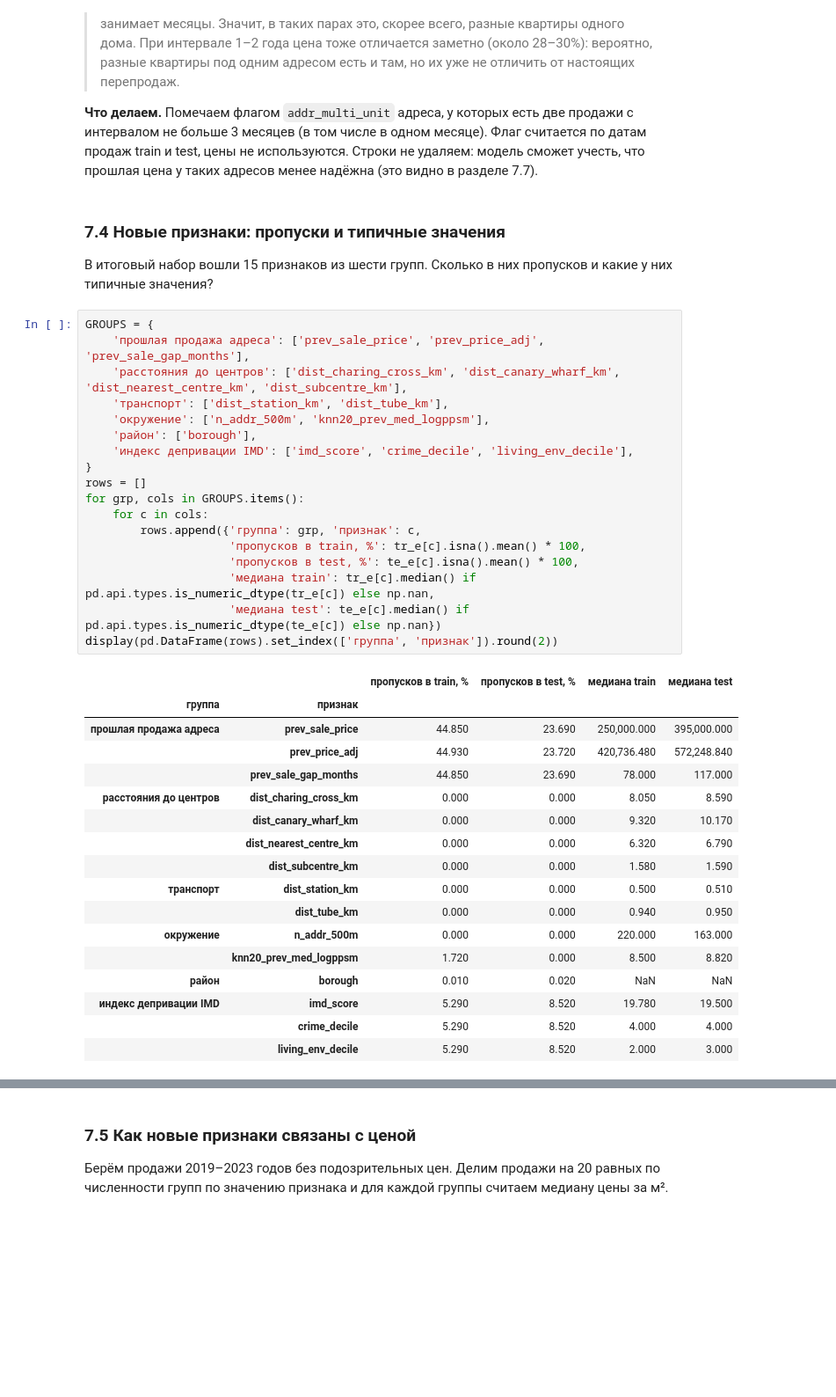
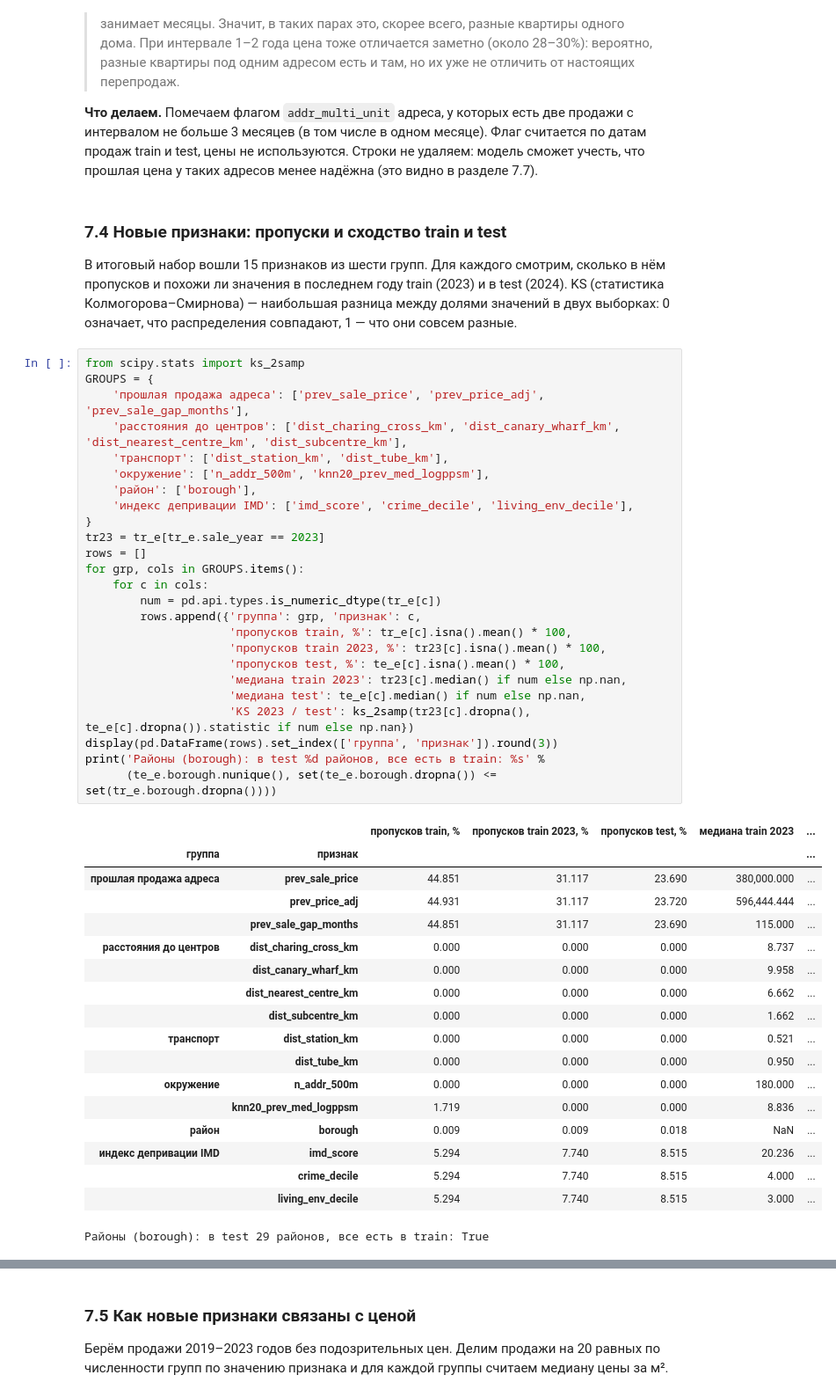
Before and after one commit to NastyaPich/hse-ai-project, a Jupyter notebook: notebooks/EDA.ipynb, the cells around one changed output, grey strips where cells are left out. Shown at 88% size. Drawn from its saved outputs; the diff is of its cells as text; blank space fills up the shorter version.

```diff
--- a/notebooks/EDA.ipynb
+++ b/notebooks/EDA.ipynb
@@ -881,45 +873,53 @@ print('Строк с флагом addr_multi_unit: train %.1f%%, test %.1f%%' %
 
 **Что делаем.** Помечаем флагом `addr_multi_unit` адреса, у которых есть две продажи с интервалом не больше 3 месяцев (в том числе в одном месяце). Флаг считается по датам продаж train и test, цены не используются. Строки не удаляем: модель сможет учесть, что прошлая цена у таких адресов менее надёжна (это видно в разделе 7.7).
 # %% [markdown]
-### 7.4 Новые признаки: пропуски и типичные значения
+### 7.4 Новые признаки: пропуски и сходство train и test
 
-В итоговый набор вошли 15 признаков из шести групп. Сколько в них пропусков и какие у них типичные значения?
+В итоговый набор вошли 15 признаков из шести групп. Для каждого смотрим, сколько в нём пропусков и похожи ли значения в последнем году train (2023) и в test (2024). KS (статистика Колмогорова–Смирнова) — наибольшая разница между долями значений в двух выборках: 0 означает, что распределения совпадают, 1 — что они совсем разные.
 # %%
+from scipy.stats import ks_2samp
 GROUPS = {
     'прошлая продажа адреса': ['prev_sale_price', 'prev_price_adj', 'prev_sale_gap_months'],
     'расстояния до центров': ['dist_charing_cross_km', 'dist_canary_wharf_km', 'dist_nearest_centre_km', 'dist_subcentre_km'],
     'транспорт': ['dist_station_km', 'dist_tube_km'],
     'окружение': ['n_addr_500m', 'knn20_prev_med_logppsm'],
     'район': ['borough'],
     'индекс депривации IMD': ['imd_score', 'crime_decile', 'living_env_decile'],
 }
+tr23 = tr_e[tr_e.sale_year == 2023]
 rows = []
 for grp, cols in GROUPS.items():
     for c in cols:
+        num = pd.api.types.is_numeric_dtype(tr_e[c])
         rows.append({'группа': grp, 'признак': c,
-                     'пропусков в train, %': tr_e[c].isna().mean() * 100,
-                     'пропусков в test, %': te_e[c].isna().mean() * 100,
-                     'медиана train': tr_e[c].median() if pd.api.types.is_numeric_dtype(tr_e[c]) else np.nan,
-                     'медиана test': te_e[c].median() if pd.api.types.is_numeric_dtype(te_e[c]) else np.nan})
-display(pd.DataFrame(rows).set_index(['группа', 'признак']).round(2))
+                     'пропусков train, %': tr_e[c].isna().mean() * 100,
+                     'пропусков train 2023, %': tr23[c].isna().mean() * 100,
+                     'пропусков test, %': te_e[c].isna().mean() * 100,
+                     'медиана train 2023': tr23[c].median() if num else np.nan,
+                     'медиана test': te_e[c].median() if num else np.nan,
+                     'KS 2023 / test': ks_2samp(tr23[c].dropna(), te_e[c].dropna()).statistic if num else np.nan})
+display(pd.DataFrame(rows).set_index(['группа', 'признак']).round(3))
+print('Районы (borough): в test %d районов, все есть в train: %s' %
+      (te_e.borough.nunique(), set(te_e.borough.dropna()) <= set(tr_e.borough.dropna())))
 # %% [output]
-|  |  | пропусков в train, % | пропусков в test, % | медиана train | медиана test |
-| группа | признак |  |  |  |  |
-| прошлая продажа адреса | prev_sale_price | 44.850 | 23.690 | 250,000.000 | 395,000.000 |
-|  | prev_price_adj | 44.930 | 23.720 | 420,736.480 | 572,248.840 |
-|  | prev_sale_gap_months | 44.850 | 23.690 | 78.000 | 117.000 |
-| расстояния до центров | dist_charing_cross_km | 0.000 | 0.000 | 8.050 | 8.590 |
-|  | dist_canary_wharf_km | 0.000 | 0.000 | 9.320 | 10.170 |
-|  | dist_nearest_centre_km | 0.000 | 0.000 | 6.320 | 6.790 |
-|  | dist_subcentre_km | 0.000 | 0.000 | 1.580 | 1.590 |
-| транспорт | dist_station_km | 0.000 | 0.000 | 0.500 | 0.510 |
-|  | dist_tube_km | 0.000 | 0.000 | 0.940 | 0.950 |
-| окружение | n_addr_500m | 0.000 | 0.000 | 220.000 | 163.000 |
-|  | knn20_prev_med_logppsm | 1.720 | 0.000 | 8.500 | 8.820 |
-| район | borough | 0.010 | 0.020 | NaN | NaN |
-| индекс депривации IMD | imd_score | 5.290 | 8.520 | 19.780 | 19.500 |
-|  | crime_decile | 5.290 | 8.520 | 4.000 | 4.000 |
-|  | living_env_decile | 5.290 | 8.520 | 2.000 | 3.000 |
+|  |  | пропусков train, % | пропусков train 2023, % | пропусков test, % | медиана train 2023 | ... |
+| группа | признак |  |  |  |  | ... |
+| прошлая продажа адреса | prev_sale_price | 44.851 | 31.117 | 23.690 | 380,000.000 | ... |
+|  | prev_price_adj | 44.931 | 31.117 | 23.720 | 596,444.444 | ... |
+|  | prev_sale_gap_months | 44.851 | 31.117 | 23.690 | 115.000 | ... |
+| расстояния до центров | dist_charing_cross_km | 0.000 | 0.000 | 0.000 | 8.737 | ... |
+|  | dist_canary_wharf_km | 0.000 | 0.000 | 0.000 | 9.958 | ... |
+|  | dist_nearest_centre_km | 0.000 | 0.000 | 0.000 | 6.662 | ... |
+|  | dist_subcentre_km | 0.000 | 0.000 | 0.000 | 1.662 | ... |
+| транспорт | dist_station_km | 0.000 | 0.000 | 0.000 | 0.521 | ... |
+|  | dist_tube_km | 0.000 | 0.000 | 0.000 | 0.950 | ... |
+| окружение | n_addr_500m | 0.000 | 0.000 | 0.000 | 180.000 | ... |
+|  | knn20_prev_med_logppsm | 1.719 | 0.000 | 0.000 | 8.836 | ... |
+| район | borough | 0.009 | 0.009 | 0.018 | NaN | ... |
+| индекс депривации IMD | imd_score | 5.294 | 7.740 | 8.515 | 20.236 | ... |
+|  | crime_decile | 5.294 | 7.740 | 8.515 | 4.000 | ... |
+|  | living_env_decile | 5.294 | 7.740 | 8.515 | 3.000 | ... |
+Районы (borough): в test 29 районов, все есть в train: True
 # %% [markdown]
 **Вывод.**
 
```
Also changed, not shown: parts of 13 cells of this notebook, 2 other files.
